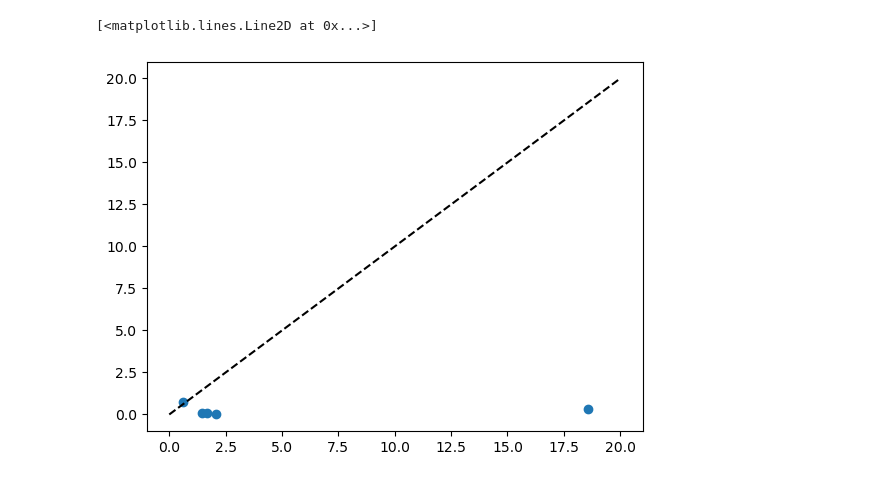
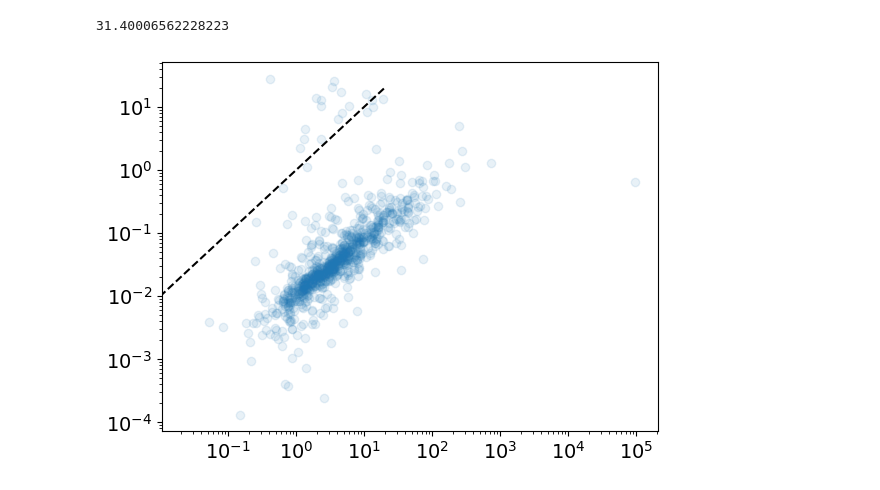
Before and after one commit to ekadofong/agrias, a Jupyter notebook: notebooks/HalphaDirectPhotometry.ipynb, the cells around one changed output. Saved outputs shown, nothing was run; the diff lists cells and outputs as text; code cells hidden in the pictures.

```diff
--- a/notebooks/HalphaDirectPhotometry.ipynb
+++ b/notebooks/HalphaDirectPhotometry.ipynb
@@ -24,4 +30,4 @@ galex = _galex.loc[~_galex.index.duplicated(keep='first')].reindex(overlap).rese
 # %%
-catalog_halum = pd.read_csv ( '/Users/kadofong/Desktop/merian_catalog_halum.csv', index_col=0, names=['halum'], skiprows=1)
+catalog_halum = pd.read_csv ( '/Users/kadofong/Desktop/merian_catalog_halum.csv', index_col=0)
 # %%
 lha_df = pd.read_csv('../local_data/output/lha_df.csv', index_col=0)
@@ -28,10 +52,15 @@ lha_df = pd.read_csv('../local_data/output/lha_df.csv', index_col=0)
+# %%
+-2.5*np.log10(1e-9/3631.)
+# %% [output]
+31.40006562228223
 # %%
 plt.scatter (
-    catalog_halum/1e40,
-    lha_df['LHa'],
+    catalog_halum['LHa']/1e40,
+    lha_df.reindex(catalog_halum.index)['LHa'],
+    alpha=0.1
 )
 xs = np.linspace(0., 20.,10)
 plt.plot(xs,xs,color='k', ls='--')
+ek.loglog()
 # %% [output]
-[<matplotlib.lines.Line2D at 0x...>]
-[figure, old version]
+[figure, new version]
```
Also changed, not shown: parts of 4 cells of this notebook.
